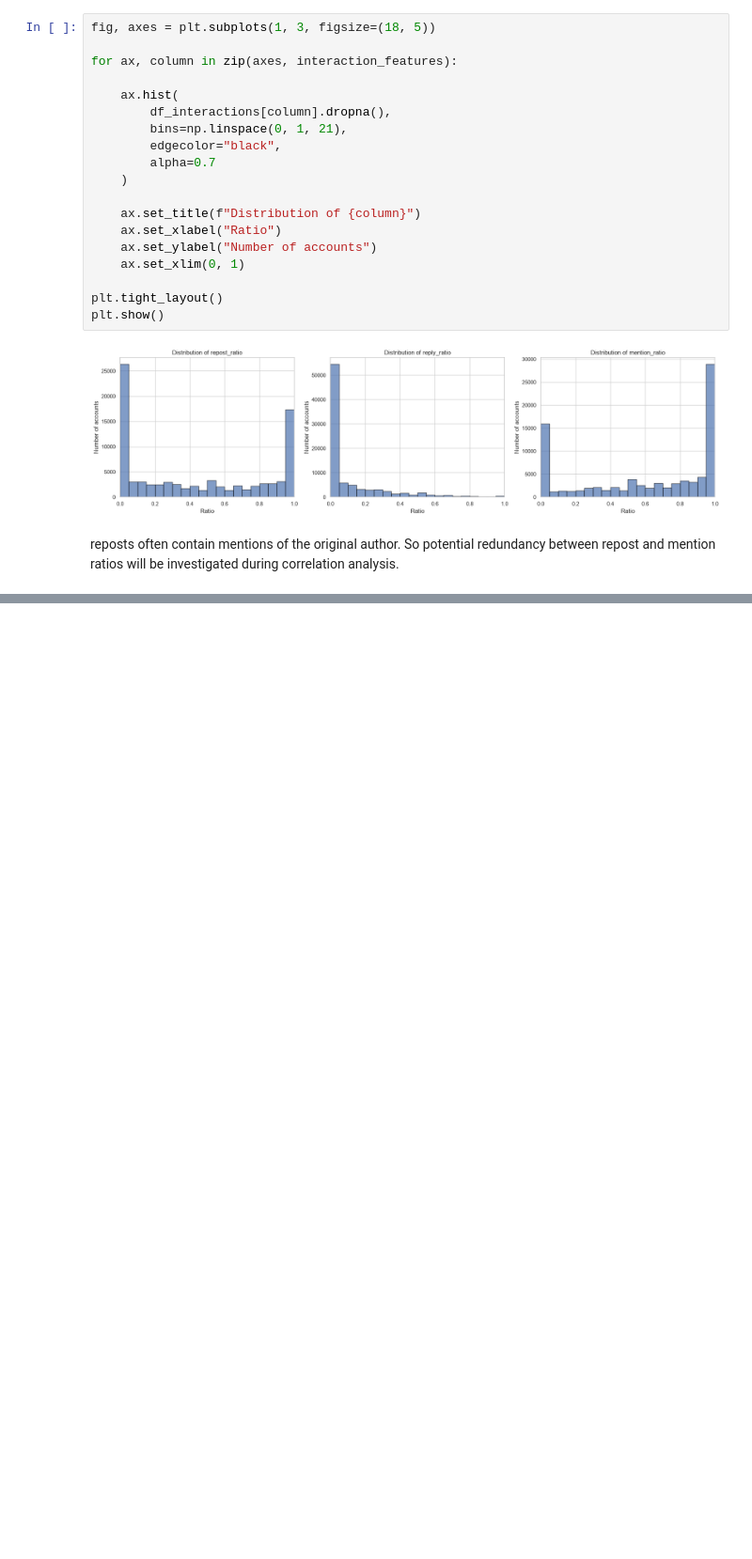
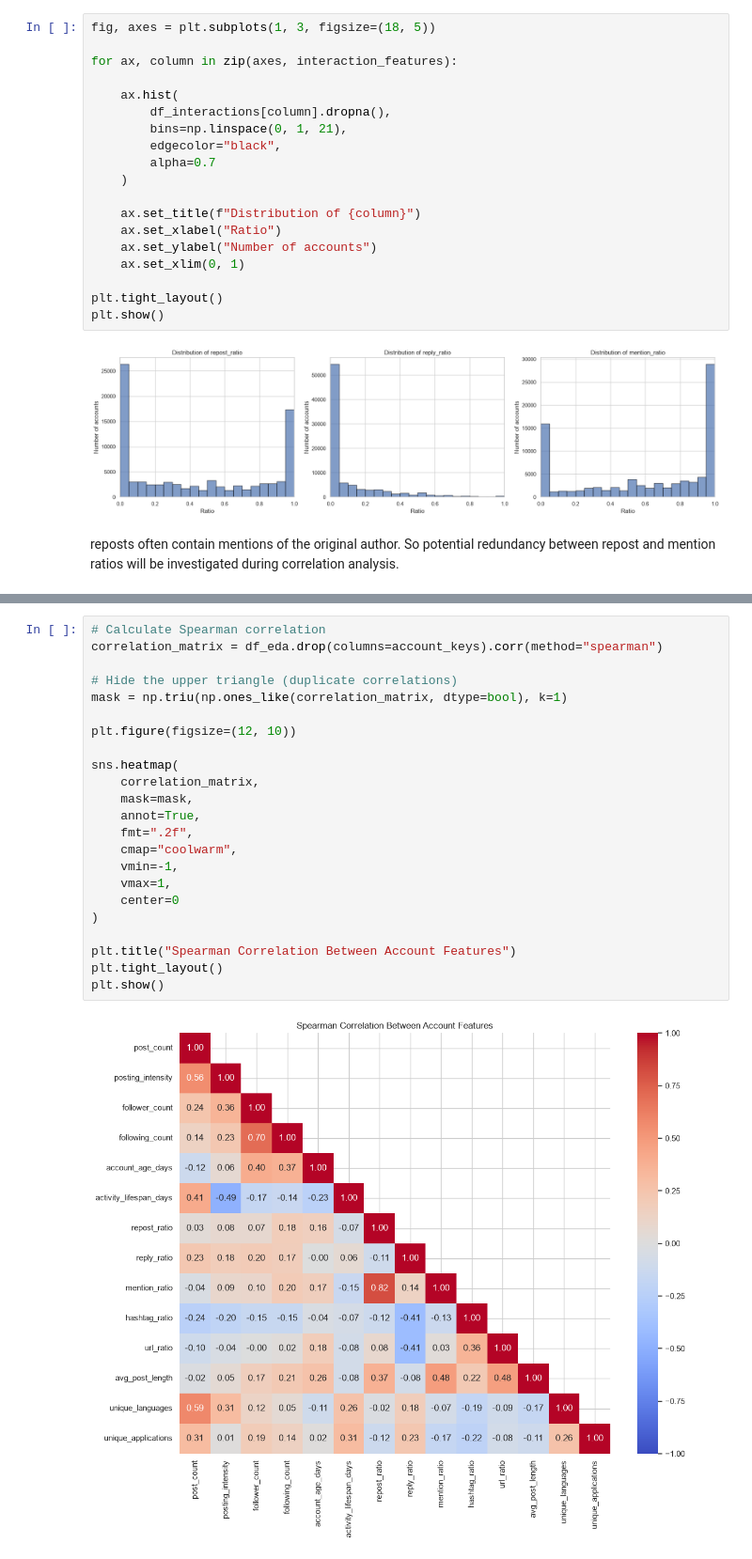
Before and after one commit to OsamaAawad/Data-Mining-Project-, a Jupyter notebook: notebooks/03_exploratoryDataAnalysis.ipynb, the cells around one changed output, grey strips where cells are left out. Shown at 94% size. Drawn from its saved outputs; the diff is of its cells as text; blank space fills up the shorter version.

```diff
--- a/notebooks/03_exploratoryDataAnalysis.ipynb
+++ b/notebooks/03_exploratoryDataAnalysis.ipynb
@@ -637,0 +1069,25 @@ will be investigated during correlation analysis.
+# %%
+# Calculate Spearman correlation
+correlation_matrix = df_eda.drop(columns=account_keys).corr(method="spearman")
+
+# Hide the upper triangle (duplicate correlations)
+mask = np.triu(np.ones_like(correlation_matrix, dtype=bool), k=1)
+
+plt.figure(figsize=(12, 10))
+
+sns.heatmap(
+    correlation_matrix,
+    mask=mask,
+    annot=True,
+    fmt=".2f",
+    cmap="coolwarm",
+    vmin=-1,
+    vmax=1,
+    center=0
+)
+
+plt.title("Spearman Correlation Between Account Features")
+plt.tight_layout()
+plt.show()
+# %% [output]
+[figure, added]
```
Also changed, not shown: parts of 27 cells of this notebook, 1 other file.
